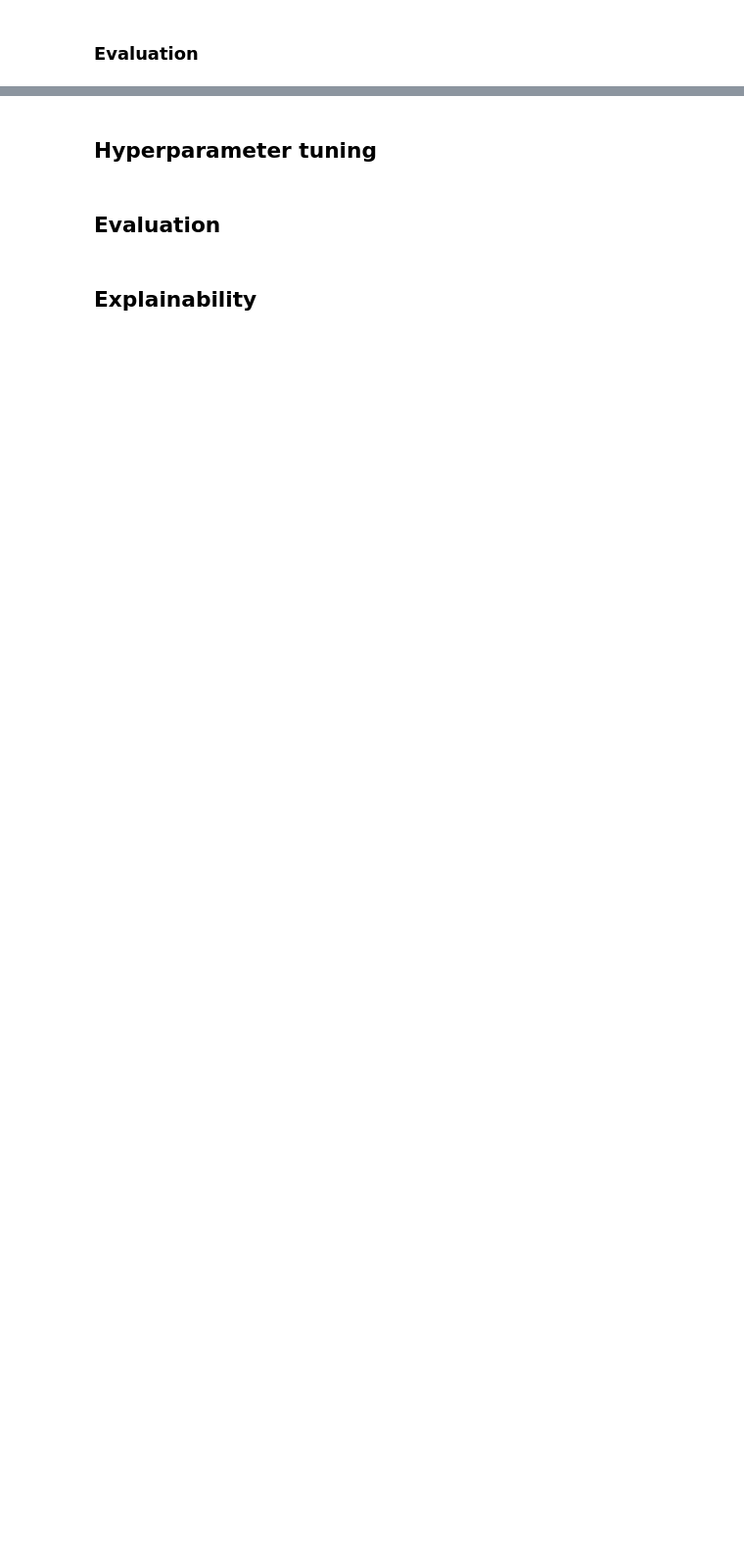
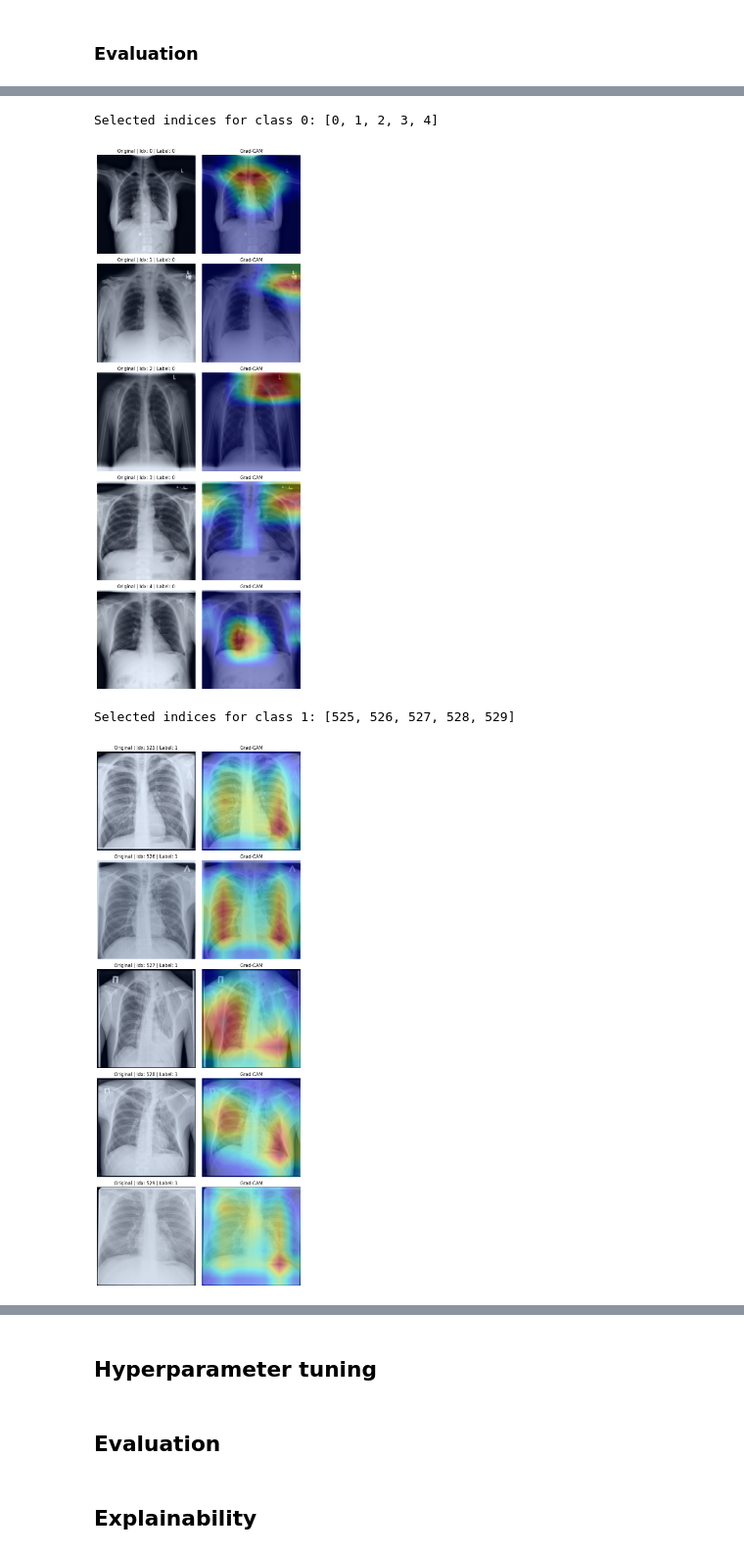
Before and after one commit to pfs26/merit-aih-xray, a Jupyter notebook: main.ipynb, the cells around one changed output, grey strips where cells are left out. Shown at 98% size. Saved outputs shown, nothing was run; the diff lists cells and outputs as text; code cells hidden in the pictures; blank space fills up the shorter version.

```diff
--- a/main.ipynb
+++ b/main.ipynb
@@ -472,3 +673,11 @@ With this short training, the EfficientNetB0 model is performing slightly better
+# %%
+gradcam_comparison(resnet18, test_set, target_class=0, num_images=5)
+gradcam_comparison(resnet18, test_set, target_class=1, num_images=5)
+# %% [output]
+Selected indices for class 0: [0, 1, 2, 3, 4]
+[figure, added]
+Selected indices for class 1: [525, 526, 527, 528, 529]
+[figure, added]
 # %% [markdown]
 ## Imbalance comparison
 
```
Also changed, not shown: parts of 16 cells of this notebook, 2 other files.
